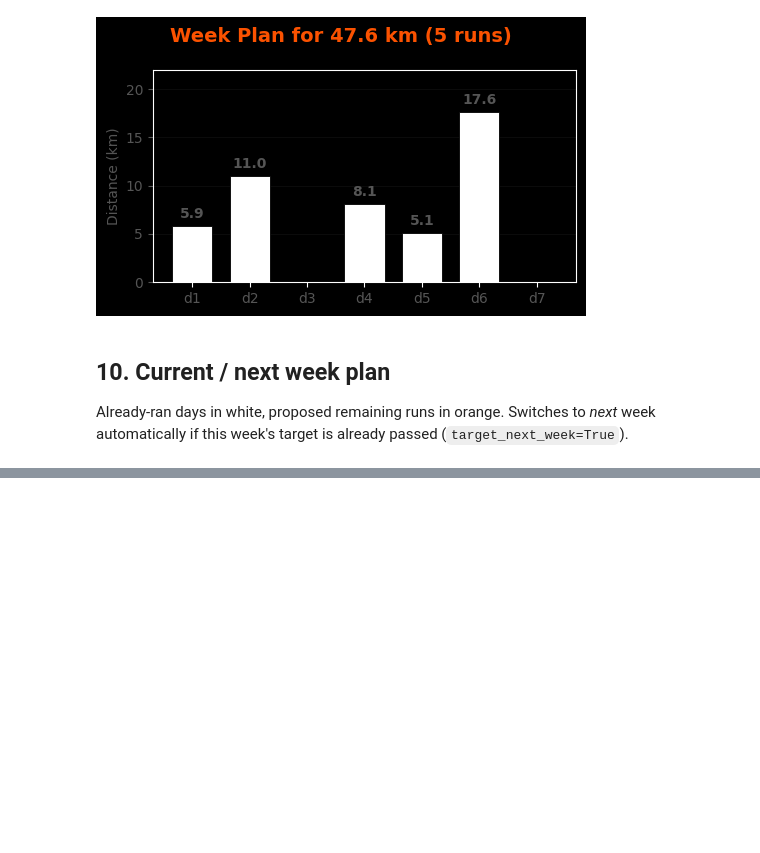
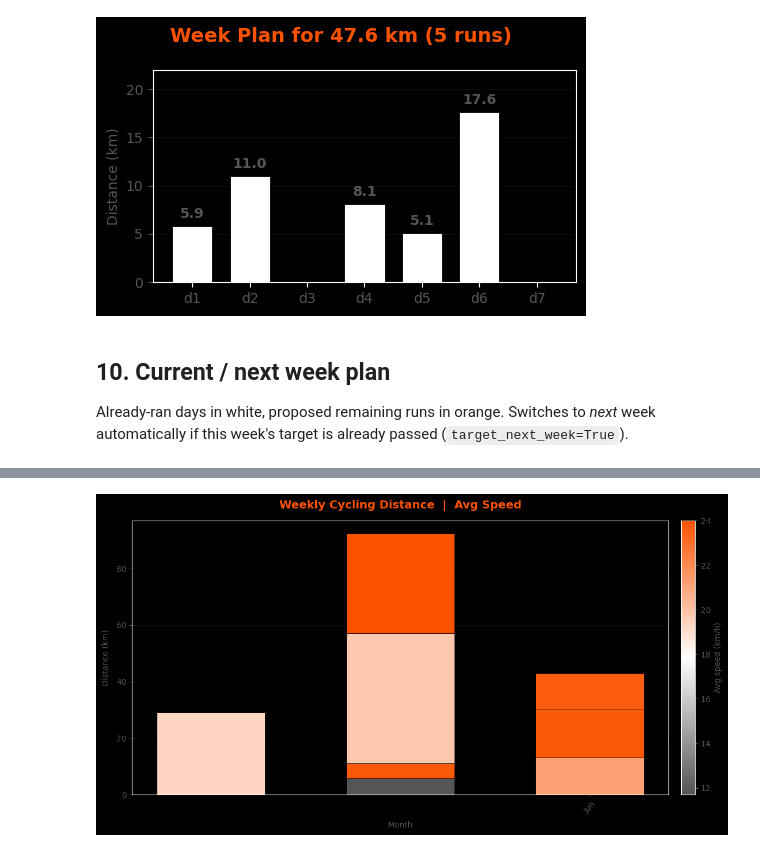
Before and after one commit to JoeySpronck/strava_data, a Jupyter notebook: playground.ipynb, the cells around one changed output, grey strips where cells are left out. Cells and saved outputs as stored; diff of their text form; code cells hidden in the pictures; blank space fills up the shorter version.

```diff
--- a/playground.ipynb
+++ b/playground.ipynb
@@ -215,0 +422,12 @@ IMPOSSIBLE: Only 2 days left, need 5 runs.
+# %%
+df_rides = df_activities[
+    (df_activities['type'] == 'Ride') &
+    (df_activities['start_date'].dt.year >= 2025)
+].copy()
+
+df_rides['distance_km'] = df_rides['distance'] / 1000
+df_rides['week'] = df_rides['start_date'].dt.to_period('W-SUN').apply(lambda r: r.end_time)
+df_rides['avg_speed_kmh'] = df_rides['average_speed'] * 3.6
+
+print(f'{len(df_rides)} rides from {df_rides["start_date"].min().date()} to {df_rides["start_date"].max().date()}')
+df_rides[['start_date', 'name', 'distance_km', 'avg_speed_kmh']].head()
@@ -215,0 +445,12 @@ IMPOSSIBLE: Only 2 days left, need 5 runs.
+# %%
+vis.plot_weekly_stacked(
+    df_rides,
+    stack_col='distance_km',
+    color_col='avg_speed_kmh',
+    stack_label='Distance (km)',
+    color_label='Avg speed (km/h)',
+    title='Weekly Cycling Distance  |  Avg Speed',
+    save_name='weekly_ride_speed.png',
+)
+# %% [output]
+[figure, added]
```
Also changed, not shown: parts of 23 cells of this notebook, 15 other files.
